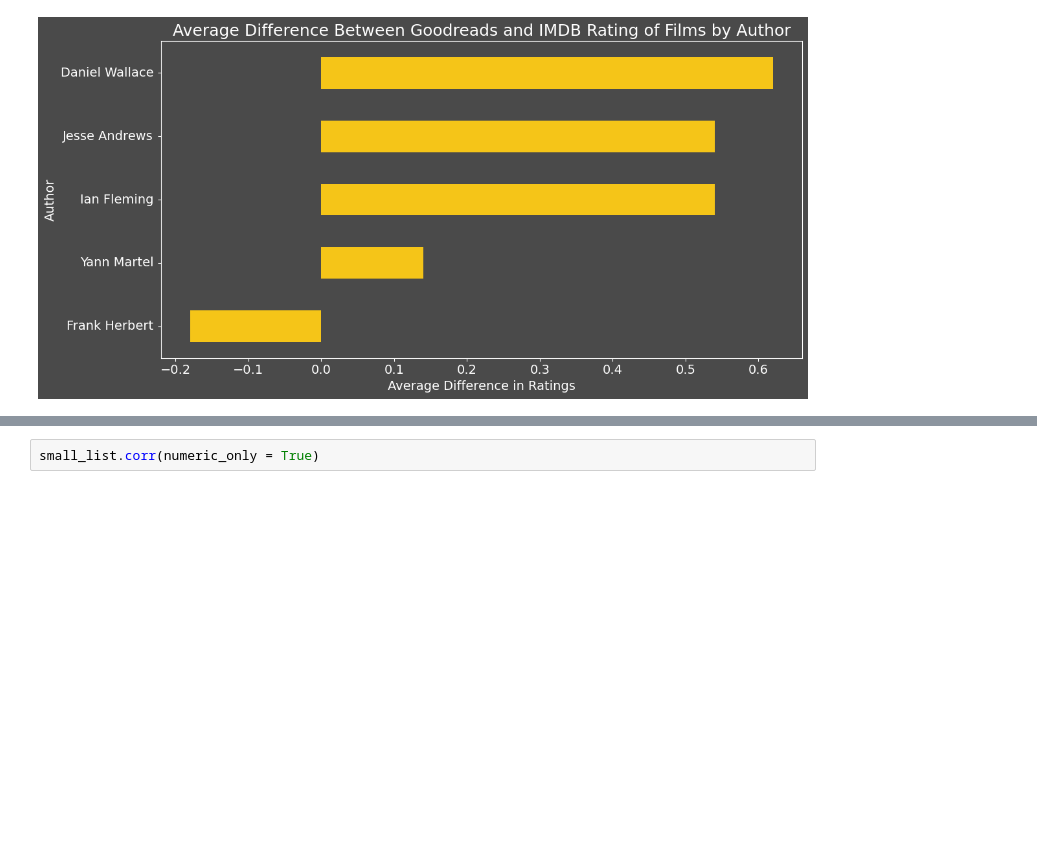
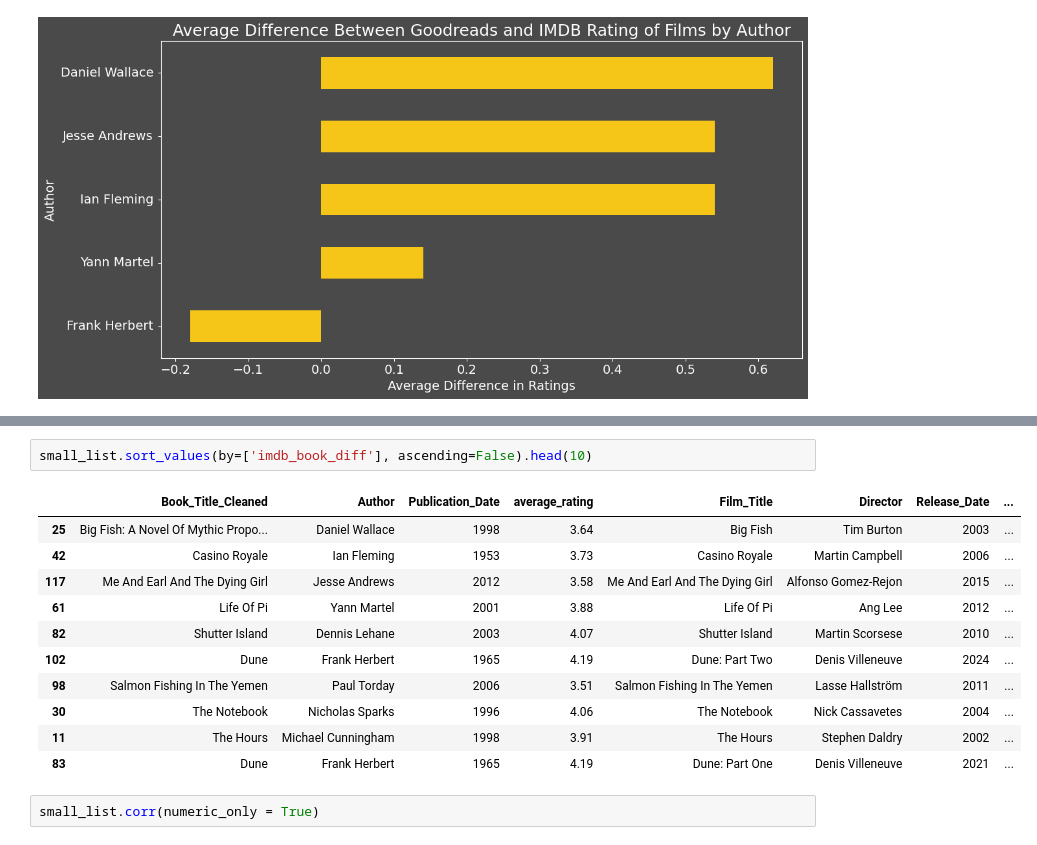
Before and after one commit to BigECire/eric-capstone, a Jupyter notebook: notebooks/Untitled.ipynb, the cells around one changed output, grey strips where cells are left out. Cells and saved outputs as stored; diff of their text form; blank space fills up the shorter version.

```diff
--- a/notebooks/Untitled.ipynb
+++ b/notebooks/Untitled.ipynb
@@ -907,3 +982,17 @@ plt.savefig("../images/Average_Difference_Between_Goodreads_and_IMDB_Rating_of_F
+# %%
+small_list.sort_values(by=['imdb_book_diff'], ascending=False).head(10)
+# %% [output]
+|  | Book_Title_Cleaned | Author | Publication_Date | average_rating | Film_Title | Director | Release_Date | ... |
+| 25 | Big Fish: A Novel Of Mythic Propo... | Daniel Wallace | 1998 | 3.64 | Big Fish | Tim Burton | 2003 | ... |
+| 42 | Casino Royale | Ian Fleming | 1953 | 3.73 | Casino Royale | Martin Campbell | 2006 | ... |
+| 117 | Me And Earl And The Dying Girl | Jesse Andrews | 2012 | 3.58 | Me And Earl And The Dying Girl | Alfonso Gomez-Rejon | 2015 | ... |
+| 61 | Life Of Pi | Yann Martel | 2001 | 3.88 | Life Of Pi | Ang Lee | 2012 | ... |
+| 82 | Shutter Island | Dennis Lehane | 2003 | 4.07 | Shutter Island | Martin Scorsese | 2010 | ... |
+| 102 | Dune | Frank Herbert | 1965 | 4.19 | Dune: Part Two | Denis Villeneuve | 2024 | ... |
+| 98 | Salmon Fishing In The Yemen | Paul Torday | 2006 | 3.51 | Salmon Fishing In The Yemen | Lasse Hallström | 2011 | ... |
+| 30 | The Notebook | Nicholas Sparks | 1996 | 4.06 | The Notebook | Nick Cassavetes | 2004 | ... |
+| 11 | The Hours | Michael Cunningham | 1998 | 3.91 | The Hours | Stephen Daldry | 2002 | ... |
+| 83 | Dune | Frank Herbert | 1965 | 4.19 | Dune: Part One | Denis Villeneuve | 2021 | ... |
 # %%
 small_list.corr(numeric_only = True)
 # %% [output]
```
Also changed, not shown: parts of 6 cells of this notebook, 5 other files.
